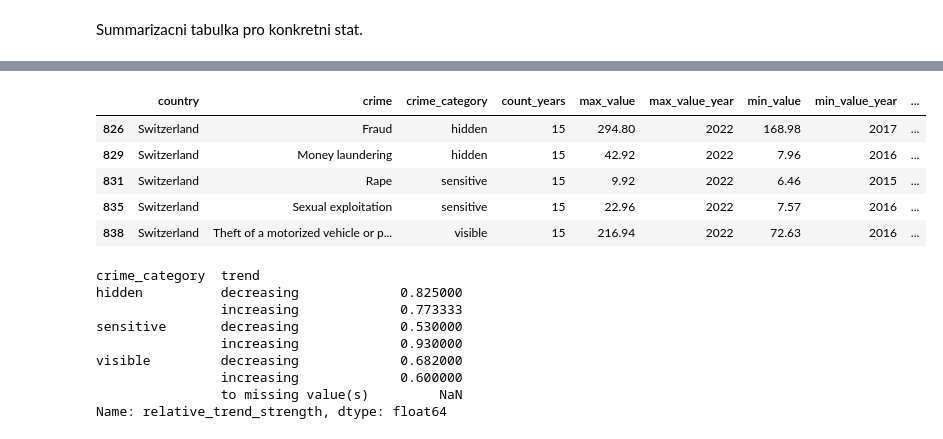
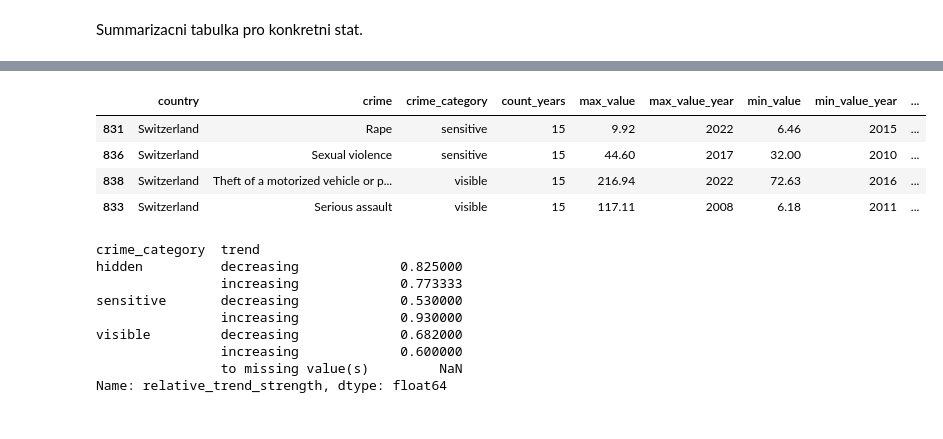
Before and after one commit to klbek/Analysis-of-Crime-in-the-EU, a Jupyter notebook: notebooks/summarized_crime_info.ipynb, the cells around one changed output, grey strips where cells are left out. Saved outputs shown, nothing was run; the diff lists cells and outputs as text; code cells hidden in the pictures.

Commit message:
uprava pocitani s outliers

```diff
--- a/notebooks/summarized_crime_info.ipynb
+++ b/notebooks/summarized_crime_info.ipynb
@@ -192,14 +148,19 @@ Name: count, dtype: int64
-# %%
-# kdyz bychom se chteli podivat na krimi ciny, ktere meli sva maxima v roce 2022
-# je potreba davat pozor na pripadnou interpretaci, protoze nektere tr. cinny mohou byt podkategorii jineho tr. cinu, viz readme
-filtered_switz_summ[filtered_switz_summ['max_value_year'] == 2022]
-# %% [output]
-|  | country | crime | crime_category | count_years | max_value | max_value_year | min_value | min_value_year | ... |
-| 826 | Switzerland | Fraud | hidden | 15 | 294.80 | 2022 | 168.98 | 2017 | ... |
-| 829 | Switzerland | Money laundering | hidden | 15 | 42.92 | 2022 | 7.96 | 2016 | ... |
-| 831 | Switzerland | Rape | sensitive | 15 | 9.92 | 2022 | 6.46 | 2015 | ... |
-| 835 | Switzerland | Sexual exploitation | sensitive | 15 | 22.96 | 2022 | 7.57 | 2016 | ... |
-| 838 | Switzerland | Theft of a motorized vehicle or p... | visible | 15 | 216.94 | 2022 | 72.63 | 2016 | ... |
+# %%
+# muzeme hledat extremnejsi vykyvy v datatech, jednoduse si vyfiltrujeme data, kde áme spocitane outliers
+# je potreba davat pozor na pripadnou interpretaci, protoze nektere tr. cinny mohou byt podkategorii jineho tr. cinu, viz readme
+
+extreme_deviations_columns = ['country', 'crime', 'crime_category', 'count_years', 'max_value', 'max_value_year', 'min_value', 'min_value_year', 'standard_deviation', 'mean_value', 'count_outliers']
+
+# z vysledku vidime, ze 3(Rape, Sexual assault, Theft of a motorized vehicle or parts thereof) ze 4 criminalnich cinu byly z podkategorii
+switz_summ_extr = switz_summ[extreme_deviations_columns].sort_values(by='crime_category')
+switz_summ_extr = switz_summ_extr[switz_summ_extr['count_outliers'] > 0]
+switz_summ_extr
+# %% [output]
+|  | country | crime | crime_category | count_years | max_value | max_value_year | min_value | min_value_year | ... |
+| 831 | Switzerland | Rape | sensitive | 15 | 9.92 | 2022 | 6.46 | 2015 | ... |
+| 836 | Switzerland | Sexual violence | sensitive | 15 | 44.60 | 2017 | 32.00 | 2010 | ... |
+| 838 | Switzerland | Theft of a motorized vehicle or p... | visible | 15 | 216.94 | 2022 | 72.63 | 2016 | ... |
+| 833 | Switzerland | Serious assault | visible | 15 | 117.11 | 2008 | 6.18 | 2011 | ... |
 # %%
 # pro zemi si lze roztridit tr. ciny dle kategorie a trendu a silu trendu zprumerovat
 # nejprve vsak musime odstranit 'duplicitni', respektive podkategorie jinych tr. cinnu
```
Also changed, not shown: parts of 6 cells of this notebook.
